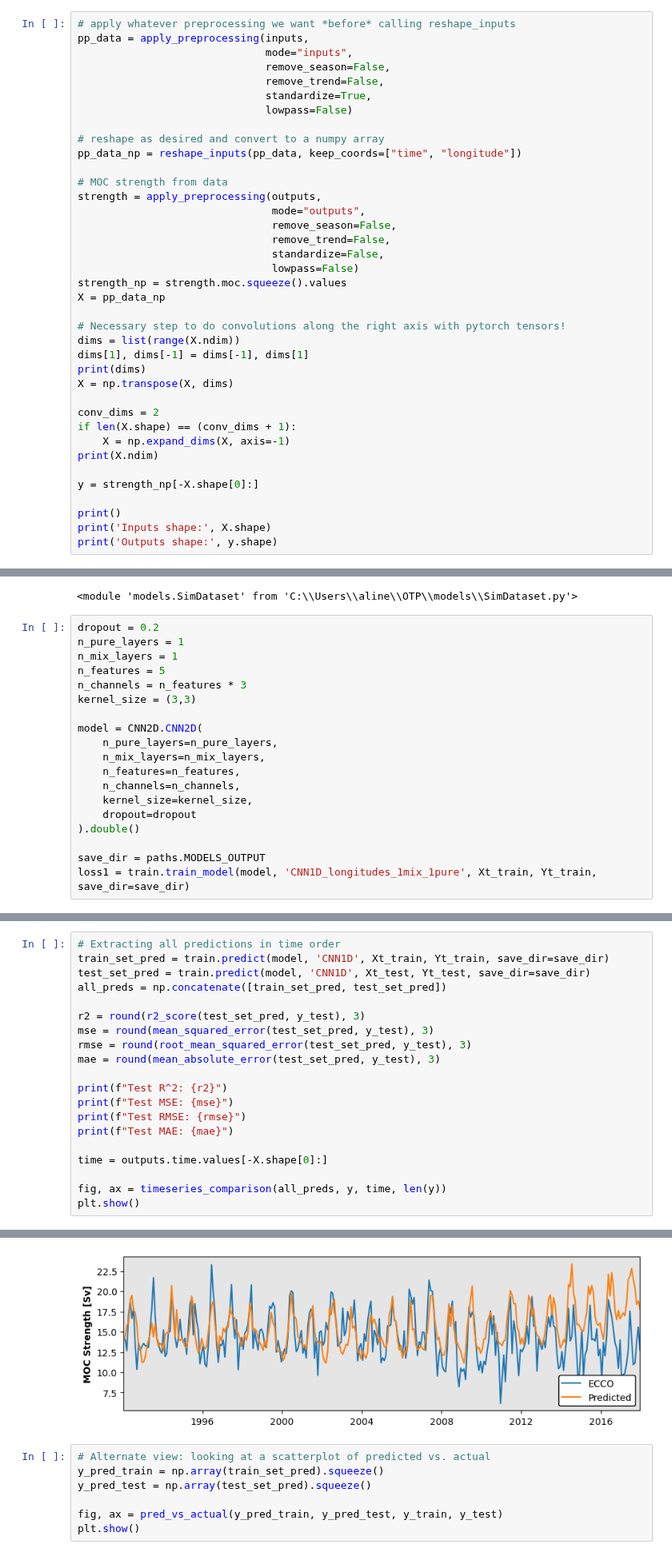
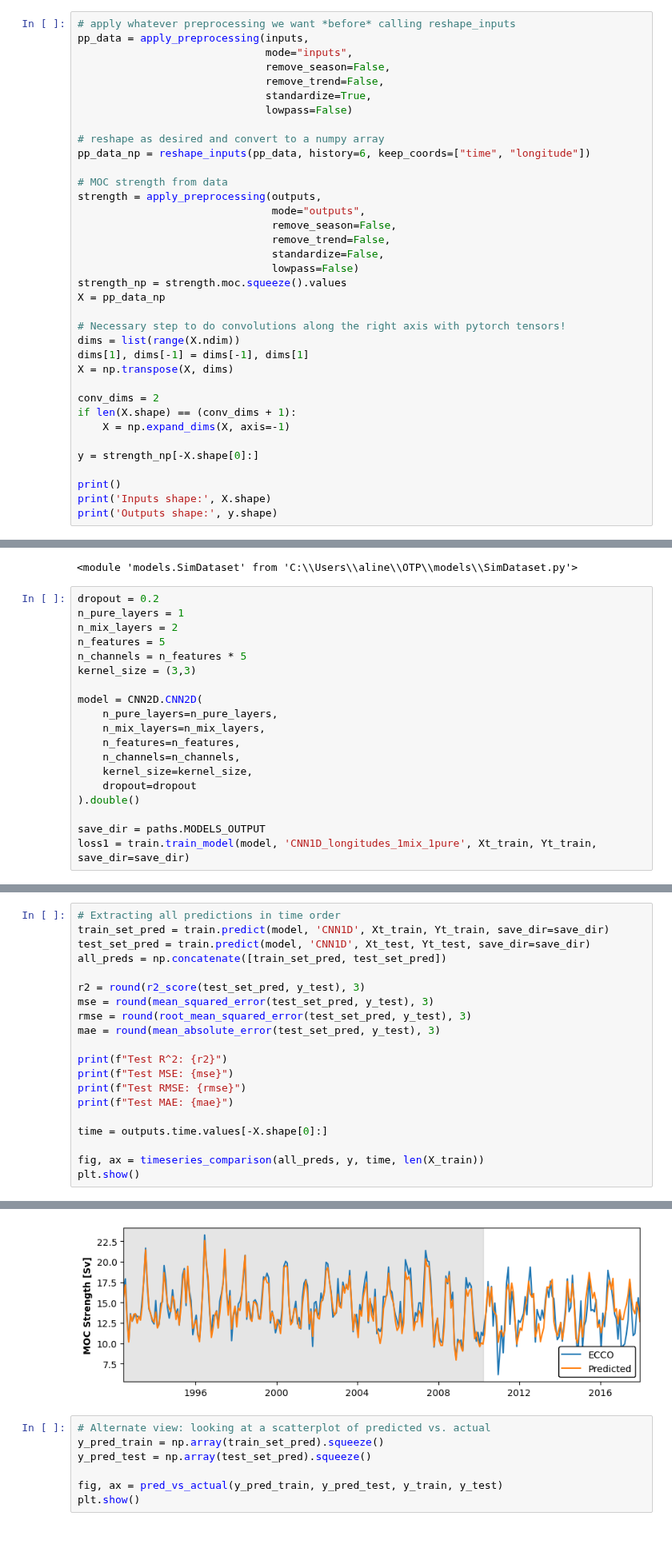
Before and after one commit to ai4er-cdt/OTP, a Jupyter notebook: notebooks/neural_networks.ipynb, the cells around one changed output, grey strips where cells are left out. Shown at 80% size. Cells and saved outputs as stored; diff of their text form.

```diff
--- a/notebooks/neural_networks.ipynb
+++ b/notebooks/neural_networks.ipynb
@@ -174,7 +127,7 @@ pp_data = apply_preprocessing(inputs,
                               lowpass=False)
 
 # reshape as desired and convert to a numpy array
-pp_data_np = reshape_inputs(pp_data, keep_coords=["time", "longitude"])
+pp_data_np = reshape_inputs(pp_data, history=6, keep_coords=["time", "longitude"])
 
 # MOC strength from data
 strength = apply_preprocessing(outputs,
@@ -189,13 +142,11 @@ X = pp_data_np
 # Necessary step to do convolutions along the right axis with pytorch tensors!
 dims = list(range(X.ndim))
 dims[1], dims[-1] = dims[-1], dims[1]
-print(dims)
 X = np.transpose(X, dims)
 
 conv_dims = 2
 if len(X.shape) == (conv_dims + 1):
     X = np.expand_dims(X, axis=-1)
-print(X.ndim)
 
 y = strength_np[-X.shape[0]:]
 
@@ -236,9 +185,9 @@ importlib.reload(SimDataset)
 # %%
 dropout = 0.2
 n_pure_layers = 1
-n_mix_layers = 1
+n_mix_layers = 2
 n_features = 5
-n_channels = n_features * 3
+n_channels = n_features * 5
 kernel_size = (3,3)
 
 model = CNN2D.CNN2D(
@@ -277,7 +226,7 @@ print(f"Test MAE: {mae}")
 
 time = outputs.time.values[-X.shape[0]:]
 
-fig, ax = timeseries_comparison(all_preds, y, time, len(y))
+fig, ax = timeseries_comparison(all_preds, y, time, len(X_train))
 plt.show()
 # %% [output]
 device: cpu
@@ -289,4 +238,4 @@ Test MAE: 3.565
-[figure, old version]
+[figure, new version]
 # %%
 # Alternate view: looking at a scatterplot of predicted vs. actual
 y_pred_train = np.array(train_set_pred).squeeze()
```
Also changed, not shown: parts of 10 cells of this notebook, 3 other files.
